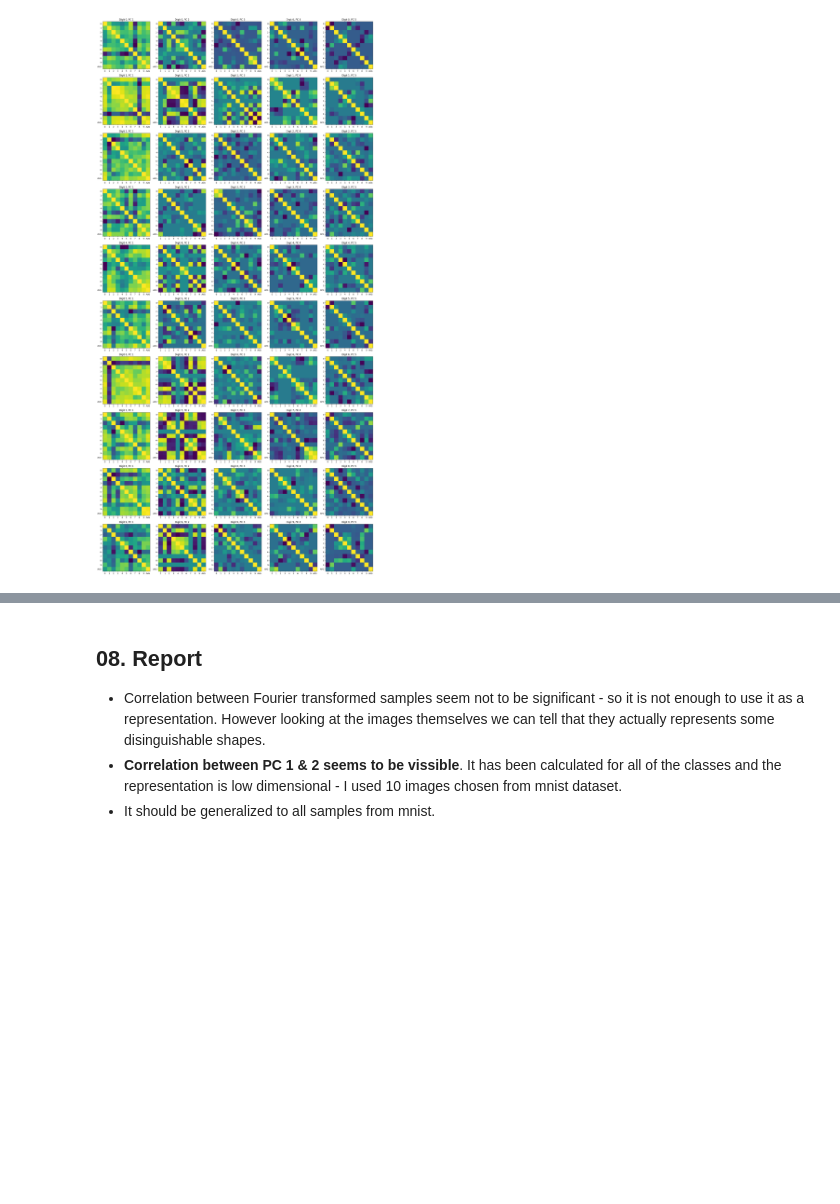
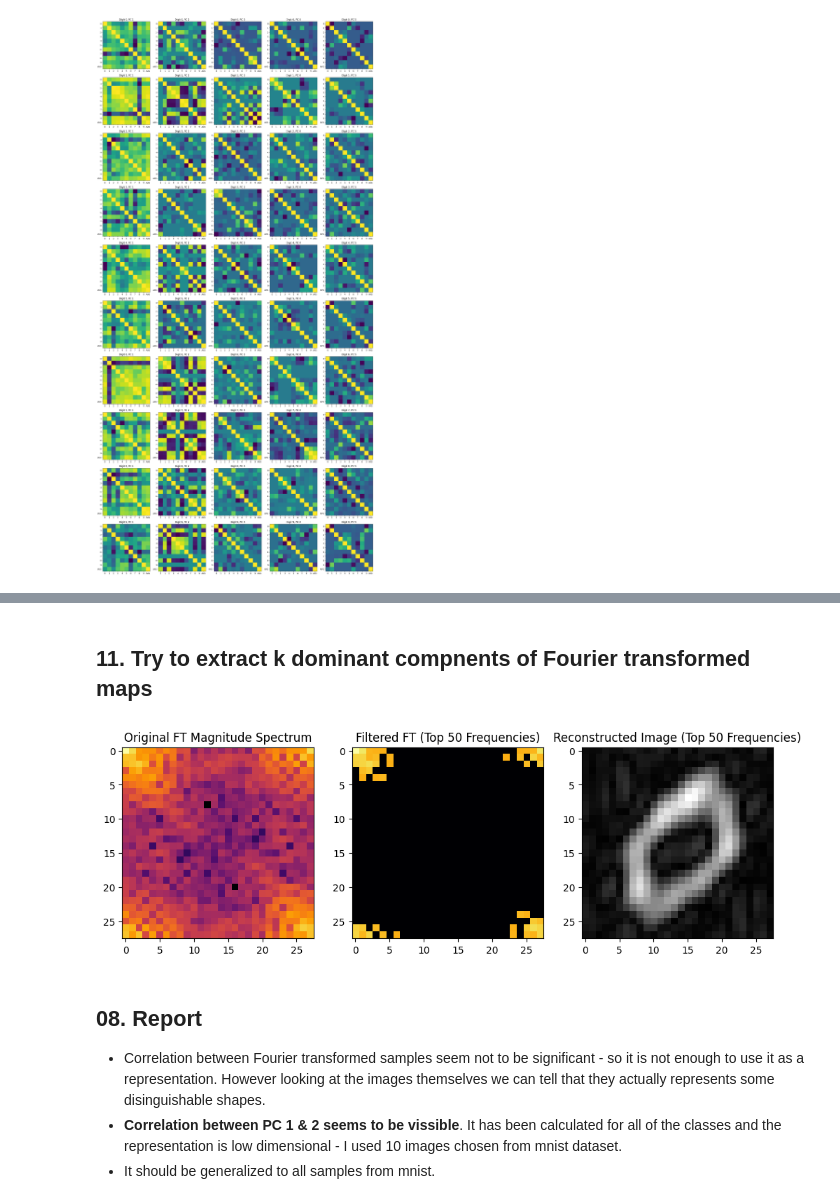
Before and after one commit to ewaMiazga/ai-lab-work, a Jupyter notebook: fourier-mnist-experiments.ipynb, the cells around one changed output, grey strips where cells are left out. Saved outputs shown, nothing was run; the diff lists cells and outputs as text; code cells hidden in the pictures; blank space fills up the shorter version.

```diff
--- a/fourier-mnist-experiments.ipynb
+++ b/fourier-mnist-experiments.ipynb
@@ -328,3 +437,60 @@ plt.show()
+# %% [markdown]
+## 11. Try to extract k dominant compnents of Fourier transformed maps
+# %%
+import scipy.fftpack
+
+def extract_top_k_frequencies(ft_image, k=10):
+    """
+    Extracts the top-k dominant frequency components from a Fourier-transformed image.
+
+    Args:
+        ft_image: 2D numpy array (Fourier-transformed image)
+        k: Number of strongest frequency components to keep
+
+    Returns:
+        Filtered FT image with only top-k frequencies preserved.
+    """
+    magnitude_spectrum = np.abs(ft_image)
+
+    # Find indices of the k highest magnitude frequency components
+    indices = np.unravel_index(np.argsort(magnitude_spectrum.ravel())[-k:], magnitude_spectrum.shape)
+
+    # Create a new FT image with only the top-k components
+    filtered_ft = np.zeros_like(ft_image, dtype=complex)
+    for x, y in zip(indices[0], indices[1]):
+        filtered_ft[x, y] = ft_image[x, y]
+
+    return filtered_ft
+
+image = mnist.data[index].numpy()
+ft_image = fft2(image)
+
+
+# Sample single image (replace with real input image)
+#ft_image = frequencies[0]
+
+# Apply top-k frequency extraction
+k = 50  # Number of dominant frequencies to keep
+filtered_ft_image = extract_top_k_frequencies(ft_image, k)
+
+# Reconstruct the image using inverse FT
+reconstructed_image = np.abs(scipy.fftpack.ifft2(filtered_ft_image))
+
+# Visualization
+fig, axes = plt.subplots(1, 3, figsize=(12, 4))
+
+axes[0].imshow(np.log(1 + np.abs(ft_image)), cmap="inferno")
+axes[0].set_title("Original FT Magnitude Spectrum")
+
+axes[1].imshow(np.log(1 + np.abs(filtered_ft_image)), cmap="inferno")
+axes[1].set_title(f"Filtered FT (Top {k} Frequencies)")
+
+axes[2].imshow(reconstructed_image, cmap="gray")
+axes[2].set_title(f"Reconstructed Image (Top {k} Frequencies)")
+
+plt.show()
+# %% [output]
+[figure, added]
 # %% [markdown]
 ## **08. Report**
 
```
Also changed, not shown: parts of 8 cells of this notebook.
